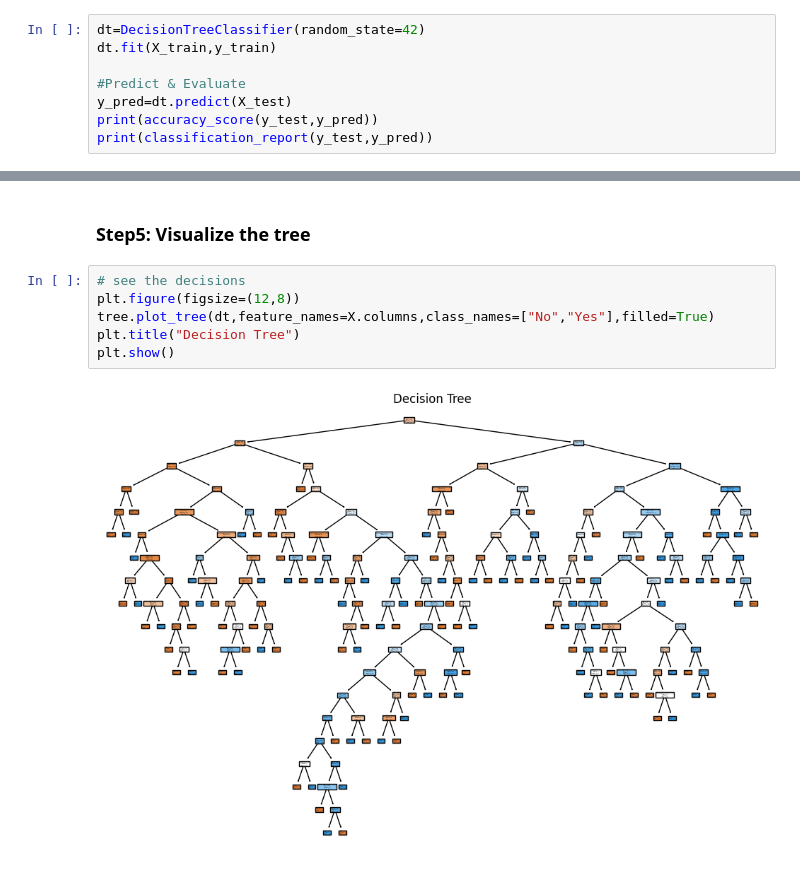
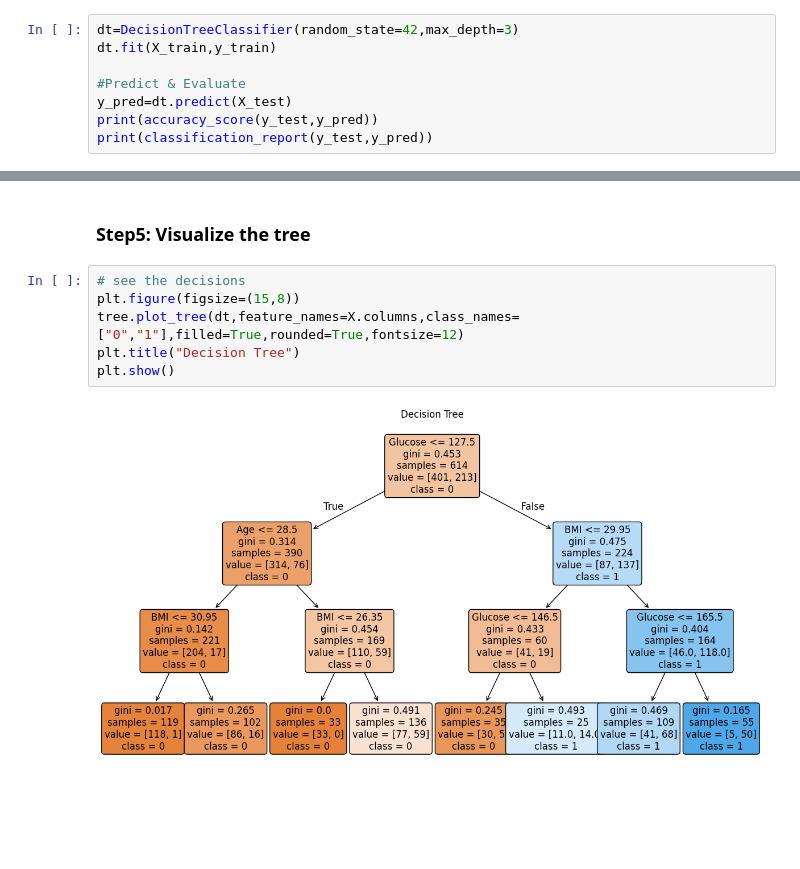
Before and after one commit to aditigoyal06/Pima-Diabetes-Classifier, a Jupyter notebook: DS_Project.ipynb, the cells around one changed output, grey strips where cells are left out. Saved outputs shown, nothing was run; the diff lists cells and outputs as text; blank space fills up the shorter version.

Commit message:
Updated Decision Tree visualization(depth=3 for clarity)

```diff
--- a/DS_Project.ipynb
+++ b/DS_Project.ipynb
@@ -128,7 +130,7 @@ For example, when doing 'df[col].method(value, inplace=True)', try using 'df.met
 # %% [markdown]
 ### **Step4: Build & Train the Decision Tree**
 # %%
-dt=DecisionTreeClassifier(random_state=42)
+dt=DecisionTreeClassifier(random_state=42,max_depth=3)
 dt.fit(X_train,y_train)
 
 #Predict & Evaluate
@@ -159,9 +161,9 @@ plt.show()
 ### **Step5: Visualize the tree**
 # %%
 # see the decisions
-plt.figure(figsize=(12,8))
-tree.plot_tree(dt,feature_names=X.columns,class_names=["No","Yes"],filled=True)
+plt.figure(figsize=(15,8))
+tree.plot_tree(dt,feature_names=X.columns,class_names=["0","1"],filled=True,rounded=True,fontsize=12)
 plt.title("Decision Tree")
 plt.show()
 # %% [output]
-[figure, old version]
+[figure, new version]
```
Also changed, not shown: parts of 3 cells of this notebook.
